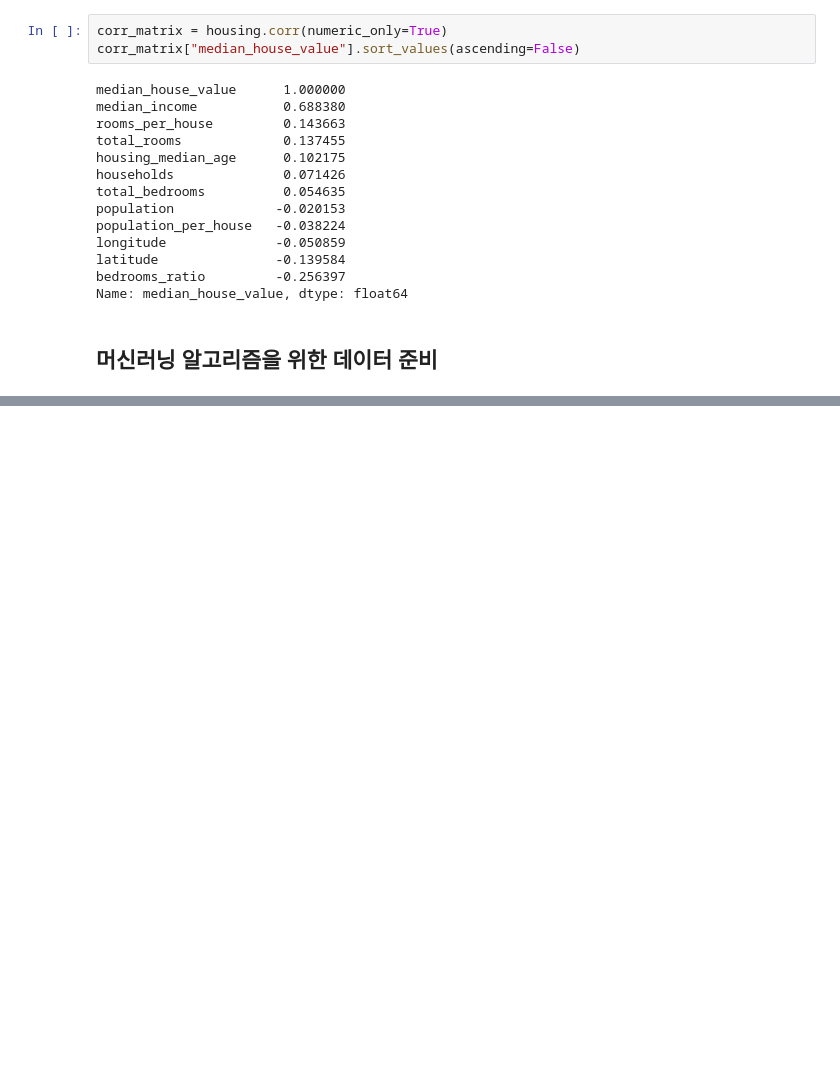
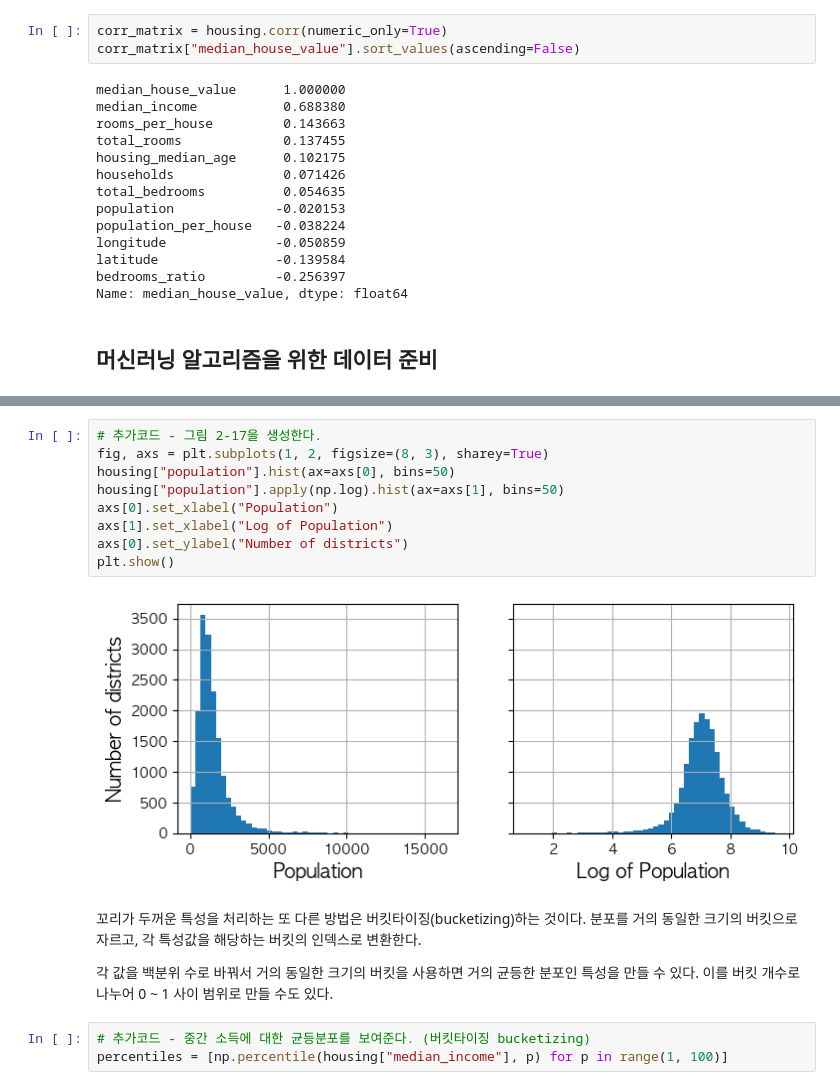
Before and after one commit to Logqwerty/handson-ml3-practice, a Jupyter notebook: 02_end_to_end_ml_project.ipynb, the cells around one changed output, grey strips where cells are left out. Drawn from its saved outputs; the diff is of its cells as text; blank space fills up the shorter version.

```diff
--- a/02_end_to_end_ml_project.ipynb
+++ b/02_end_to_end_ml_project.ipynb
@@ -898,0 +962,19 @@ df_output
+# %%
+# 추가코드 - 그림 2-17을 생성한다.
+fig, axs = plt.subplots(1, 2, figsize=(8, 3), sharey=True)
+housing["population"].hist(ax=axs[0], bins=50)
+housing["population"].apply(np.log).hist(ax=axs[1], bins=50)
+axs[0].set_xlabel("Population")
+axs[1].set_xlabel("Log of Population")
+axs[0].set_ylabel("Number of districts")
+plt.show()
+# %% [output]
+[figure, added]
+# %% [markdown]
+꼬리가 두꺼운 특성을 처리하는 또 다른 방법은 버킷타이징(bucketizing)하는 것이다.
+분포를 거의 동일한 크기의 버킷으로 자르고, 각 특성값을 해당하는 버킷의 인덱스로 변환한다.
+
+각 값을 백분위 수로 바꿔서 거의 동일한 크기의 버킷을 사용하면 거의 균등한 분포인 특성을 만들 수 있다. 이를 버킷 개수로 나누어 0 ~ 1 사이 범위로 만들 수도 있다.
+# %%
+# 추가코드 - 중간 소득에 대한 균등분포를 보여준다. (버킷타이징 bucketizing)
+percentiles = [np.percentile(housing["median_income"], p) for p in range(1, 100)]
```
Also changed, not shown: parts of 120 cells of this notebook.
